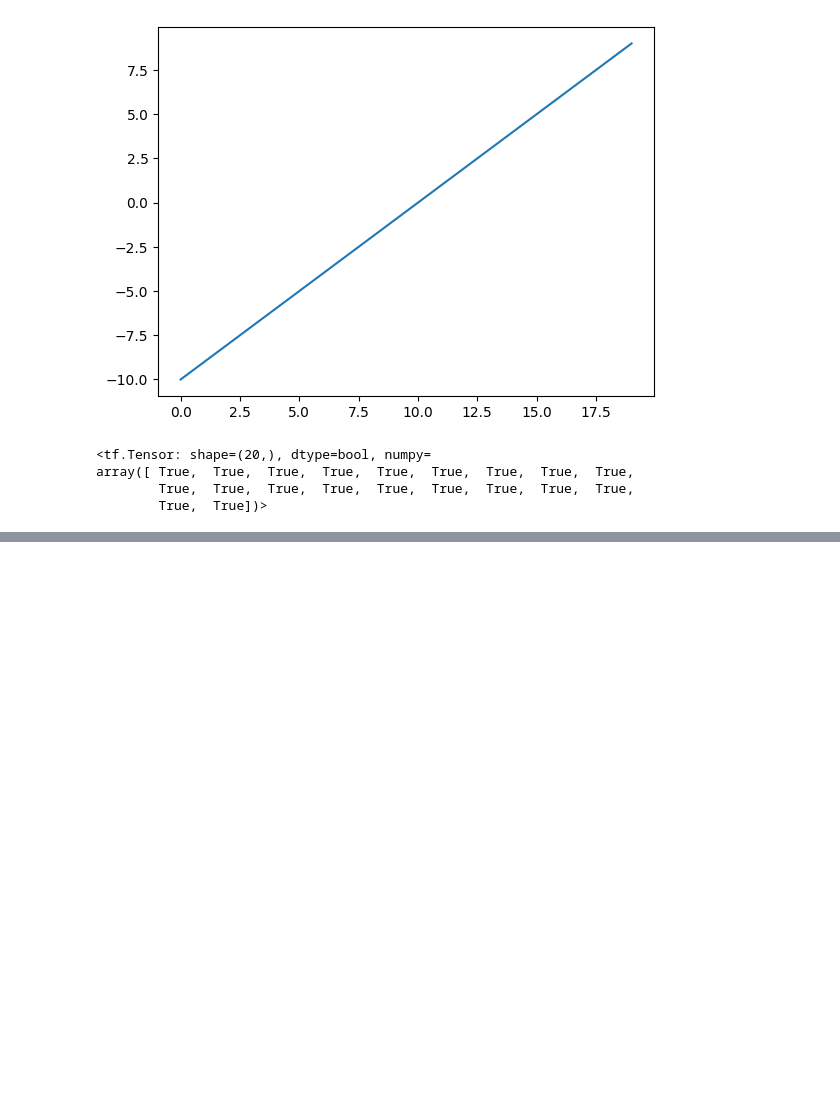
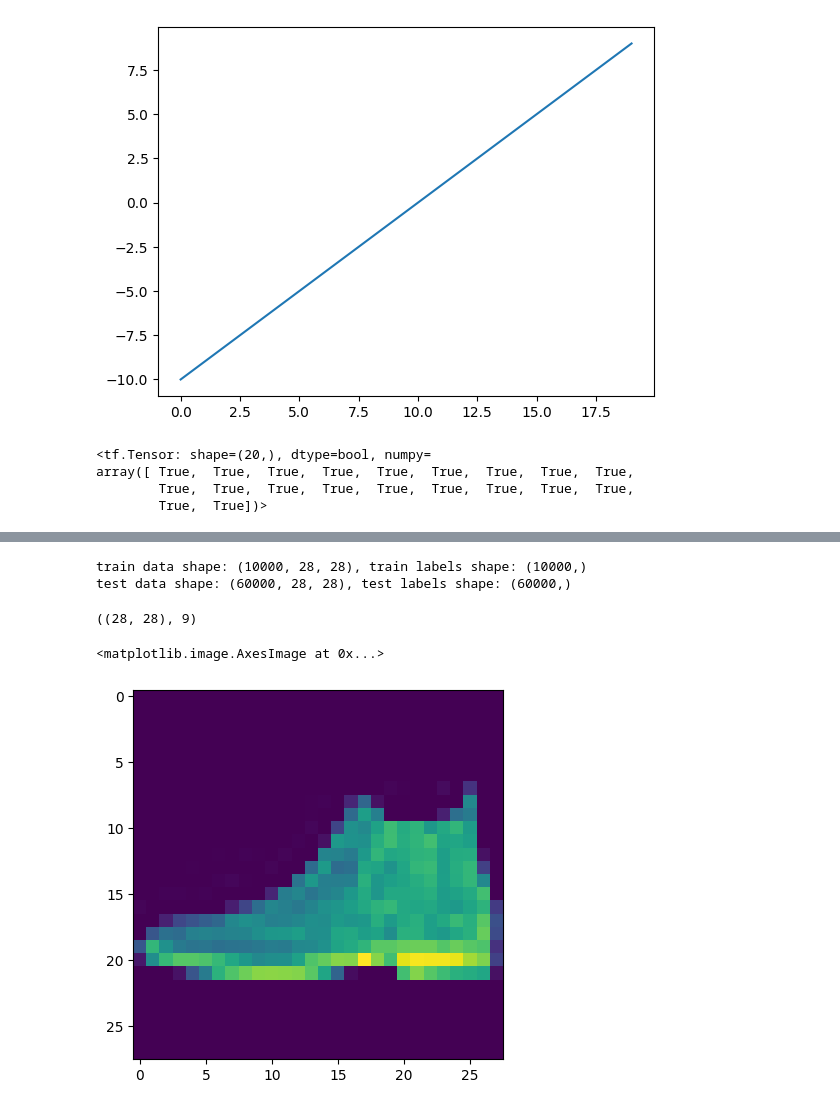
Before and after one commit to sachinthadilshann/TensorFlow_for_Deep_Learning_Bootcamp_Udemy, a Jupyter notebook: 02_neural_network_classification_in_tensorflow.ipynb, the cells around one changed output, grey strips where cells are left out. Cells and saved outputs as stored; diff of their text form; code cells hidden in the pictures; blank space fills up the shorter version.

```diff
--- a/02_neural_network_classification_in_tensorflow.ipynb
+++ b/02_neural_network_classification_in_tensorflow.ipynb
@@ -449,0 +457,2 @@ sns.heatmap(confusion_matrix,annot=True,fmt="d")
+# %%
+(test_data,test_labels),(train_data,train_labels) = fashion_mnist.load_data()
@@ -449,0 +468,17 @@ sns.heatmap(confusion_matrix,annot=True,fmt="d")
+# %%
+print(f"train data shape: {train_data.shape}, train labels shape: {train_labels.shape}")
+print(f"test data shape: {test_data.shape}, test labels shape: {test_labels.shape}")
+# %% [output]
+train data shape: (10000, 28, 28), train labels shape: (10000,)
+test data shape: (60000, 28, 28), test labels shape: (60000,)
+# %%
+train_data[0].shape,train_labels[0]
+# %% [output]
+((28, 28), 9)
+# %%
+import matplotlib.pyplot as plt
+
+plt.imshow(train_data[0])
+# %% [output]
+<matplotlib.image.AxesImage at 0x...>
+[figure, added]
```
Also changed, not shown: parts of 50 cells of this notebook.
